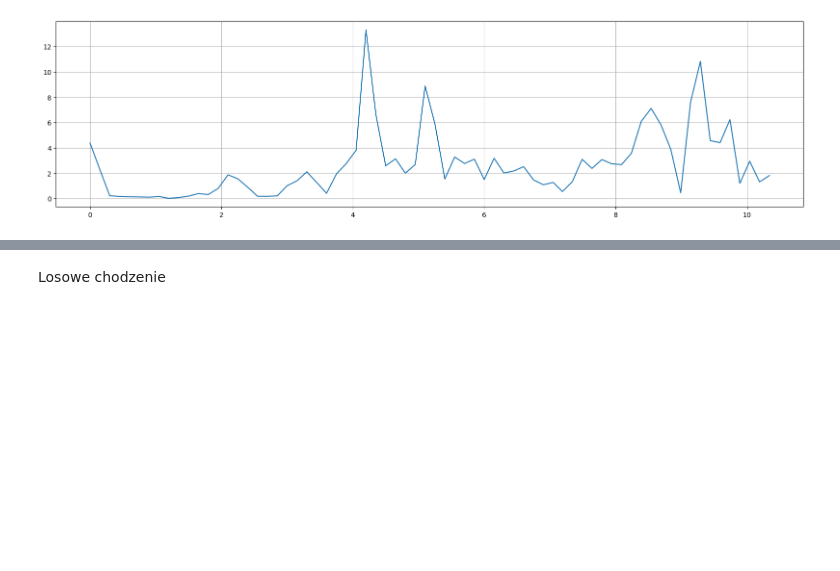
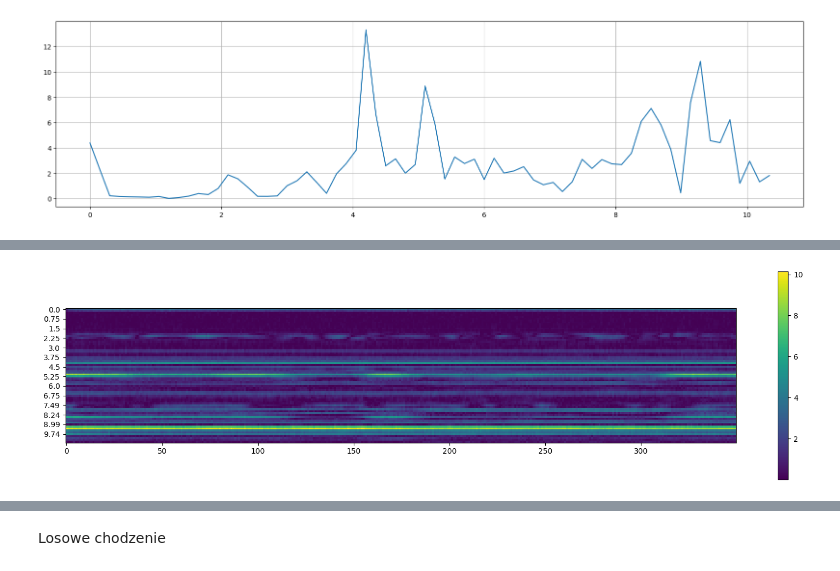
Before and after one commit to Norceis/radar-project, a Jupyter notebook: notebooks/Spectograms.ipynb, the cells around one changed output, grey strips where cells are left out. Saved outputs shown, nothing was run; the diff lists cells and outputs as text; code cells hidden in the pictures; blank space fills up the shorter version.

```diff
--- a/notebooks/Spectograms.ipynb
+++ b/notebooks/Spectograms.ipynb
@@ -59,3 +61,11 @@ plt.show()
+# %%
+stanie_phase =np.array(stanie_phase)
+plt.imshow(stanie_phase.T)
+plt.yticks(np.arange(start=0,stop=70,step=5),xf_scaled[:70][::5])
+plt.colorbar()
+plt.show()
+# %% [output]
+[figure, added]
 # %%
 stanie_diff = []
 for i,f in enumerate(stanie):
```
Also changed, not shown: parts of 23 cells of this notebook, 1 other file.
